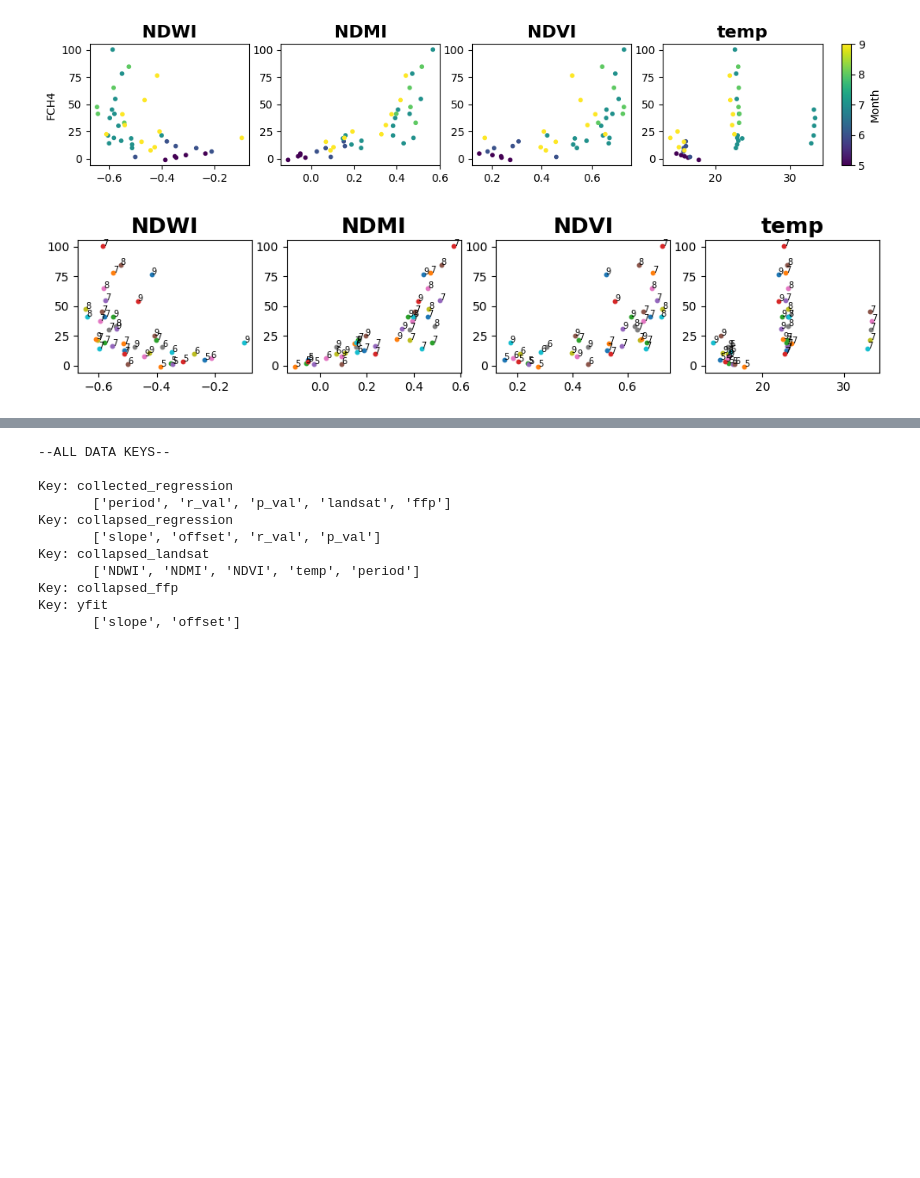
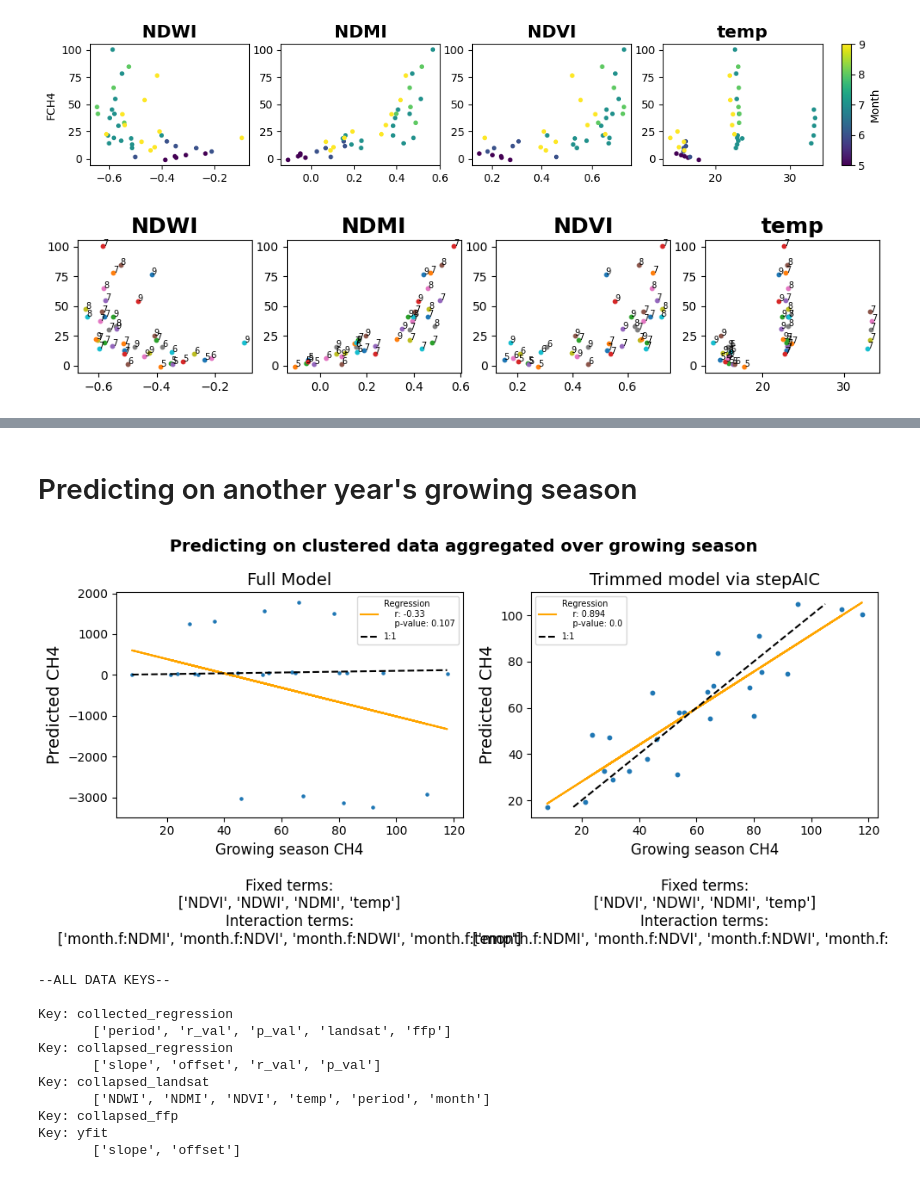
Before and after one commit to dng55/Clustered_Methane_Hotspot_Detection, a Jupyter notebook: Thesis_Notebook.ipynb, the cells around one changed output, grey strips where cells are left out. Cells and saved outputs as stored; diff of their text form; code cells hidden in the pictures; blank space fills up the shorter version.

```diff
--- a/Thesis_Notebook.ipynb
+++ b/Thesis_Notebook.ipynb
@@ -412,0 +592,13 @@ month
+# %%
+import pandas as pd
+import numpy as np
+model_folder = '/Users/darianng/Documents/MSc_Geography/MSc Thesis/Data/Model/'
+model_coeff = pd.read_csv(model_folder+'Young2022_coeff.csv')
+model = pd.read_csv(model_folder+'Young2022_fitted.csv')
+del model['Unnamed: 0']
+model_coeff = model_coeff.rename(columns={'Unnamed: 0': 'x_var'})
+
+model_coeff_stepwise = pd.read_csv(model_folder+'Young21to22_coeff_withyear.csv')
+model_stepwise = pd.read_csv(model_folder+'Young21to22_fitted_withyear.csv')
+del model_stepwise['Unnamed: 0']
+model_coeff_stepwise = model_coeff_stepwise.rename(columns={'Unnamed: 0': 'x_var'})
@@ -413,5 +867,63 @@ month
+# %% [markdown]
+# Predicting on another year's growing season
+# %%
+import pickle
+with open('/Users/darianng/Documents/MSc_Geography/MSc Thesis/Data/Compilation/Young_Annual/2021_growing_season/compiled_data.p', 'rb') as fp:
+    growing_2021 = pickle.load(fp)
+# Making model-formatted dataframe
+columns_to_select = ['NDVI','NDWI','NDMI','temp']
+observation = pd.DataFrame({col: growing_2021['collapsed_landsat'][col] for col in columns_to_select})
+observation['month.f'] = growing_2021['collapsed_landsat']['month']
+observation['year.f'] = [int(str(run)[:4]) for run in growing_2021['collapsed_landsat']['period']]
+
+plt.figure(figsize = (10,5))
+plt.subplot(1,2,1)
+yhat_pred = yhat_predict(observation=observation,model_coeff=model_coeff)
+fixed_terms = [term for string in model_coeff['x_var'] for term in string.split() if ".f" not in term][1:]
+interaction_fixed = np.unique([term.split(':')[1] for string in model_coeff['x_var'] for term in string.split() if ":" in term])
+interaction_terms = ['month.f:'+term for term in interaction_fixed]
+
+x_data= growing_2021['collapsed_ffp']
+y_data = yhat_pred
+# Regression data
+plt.scatter(x_data,y_data,s=5)
+m, b = np.polyfit(x_data,y_data,1)
+yfit_line = m*np.array(x_data)+b
+r_val, p_val = stats.pearsonr(x_data,y_data); corr = f'Regression\n    r: {np.round(r_val,3)} \n    p-value: {np.round(p_val,3)}'
+plt.plot(x_data,yfit_line,'orange',label=corr)
+
+plt.plot([min(x_data),max(x_data)],[min(x_data),max(x_data)],'--k',label='1:1')
+plt.ylabel('Predicted CH4',fontsize=14)
+plt.xlabel(f'Growing season CH4\n\nFixed terms:\n{fixed_terms}\nInteraction terms:\n{interaction_terms}',fontsize=12)
+plt.title('Full Model',fontsize=14)
+plt.legend(fontsize=7)
+
+plt.subplot(1,2,2)
+yhat_pred = yhat_predict(observation=observation,model_coeff=model_coeff_stepwise)
+fixed_terms = [term for string in model_coeff_stepwise['x_var'] for term in string.split() if ".f" not in term][1:]
+interaction_fixed = np.unique([term.split(':')[1] for string in model_coeff_stepwise['x_var'] for term in string.split() if ":" in term])
+interaction_terms = ['month.f:'+term for term in interaction_fixed]
+
+x_data= growing_2021['collapsed_ffp']
+y_data = yhat_pred
+# Regression data
+plt.scatter(x_data,y_data,s=10)
+m, b = np.polyfit(x_data,y_data,1)
+yfit_line = m*np.array(x_data)+b
+r_val, p_val = stats.pearsonr(x_data,y_data); corr = f'Regression\n    r: {np.round(r_val,3)} \n    p-value: {np.round(p_val,3)}'
+plt.plot(x_data,yfit_line,'orange',label=corr)
+
+plt.plot([min(yhat_pred),max(yhat_pred)],[min(yhat_pred),max(yhat_pred)],'--k',label='1:1')
+plt.ylabel('Predicted CH4',fontsize=14)
+plt.xlabel(f'Growing season CH4\n\nFixed terms:\n{fixed_terms}\nInteraction terms:\n{interaction_terms}',fontsize=12)
+plt.title(f'Trimmed model via stepAIC',fontsize=14)
+plt.suptitle(f'Predicting on clustered data aggregated over growing season',fontweight='bold',fontsize=14)
+plt.legend(fontsize=7)
+plt.tight_layout()
+# %% [output]
+[figure, added]
 # %%
-showAllKeys(compiled_data)
+showAllKeys(growing_2021)
 # %% [output]
 --ALL DATA KEYS--
 
@@ -420,7 +932,7 @@ Key: collected_regression
 Key: collapsed_regression
        ['slope', 'offset', 'r_val', 'p_val']
 Key: collapsed_landsat
-       ['NDWI', 'NDMI', 'NDVI', 'temp', 'period']
+       ['NDWI', 'NDMI', 'NDVI', 'temp', 'period', 'month']
 Key: collapsed_ffp
 Key: yfit
        ['slope', 'offset']
```
Also changed, not shown: parts of 52 cells of this notebook, 4 other files.
